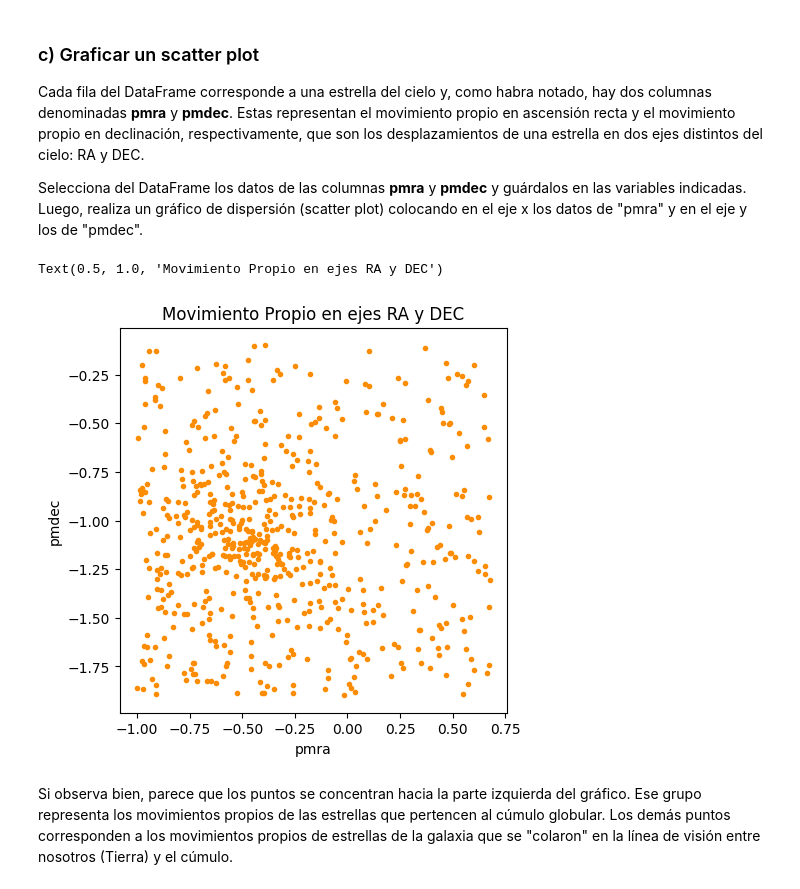
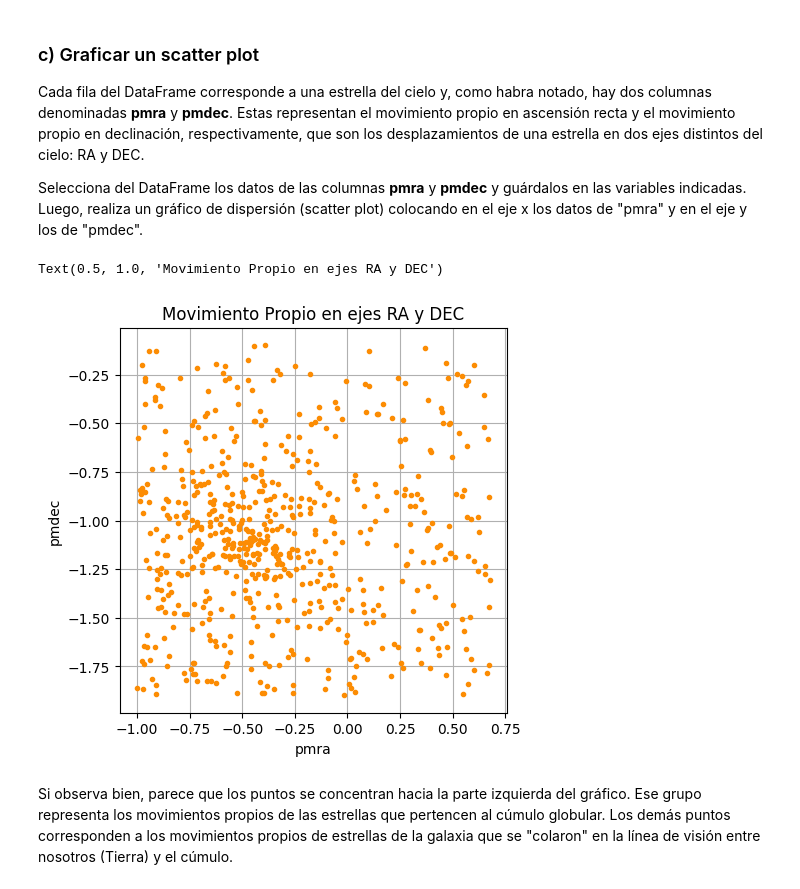
Before and after one commit to p-salv/Tarea-2, a Jupyter notebook: Tarea2.ipynb, the cells around one changed output. Drawn from its saved outputs; the diff is of its cells as text; code cells hidden in the pictures.

```diff
--- a/Tarea2.ipynb
+++ b/Tarea2.ipynb
@@ -88,16 +88,18 @@ pmdec = data['pmdec']
 # %%
 # Haga el gráfico en esta celda
 plt.figure(figsize=(5,5))
 
 plt.plot(pmra, pmdec, '.', color = '#fc8c03')
 
+plt.grid(True)
+
 #textos
 plt.xlabel('pmra')
 plt.ylabel('pmdec')
 plt.title('Movimiento Propio en ejes RA y DEC')
 # %% [output]
 Text(0.5, 1.0, 'Movimiento Propio en ejes RA y DEC')
-[figure, old version]
+[figure, new version]
 # %% [markdown]
 Si observa bien, parece que los puntos se concentran hacia la parte izquierda del gráfico. Ese grupo representa los movimientos propios de las estrellas que pertencen al cúmulo globular. Los demás puntos corresponden a los movimientos propios de estrellas de la galaxia que se "colaron" en la línea de visión entre nosotros (Tierra) y el cúmulo.
 # %% [markdown]
```
Also changed, not shown: parts of 13 cells of this notebook.
